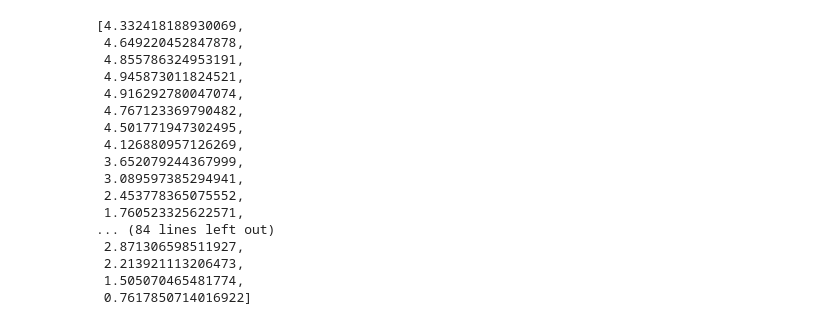
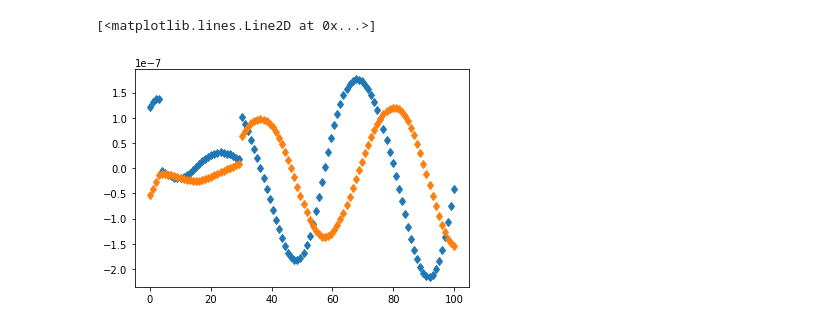
Before and after one commit to Alexandros101/Irregular-Satellites, a Jupyter notebook: HorizonsSpiceCompare.ipynb, the cells around one changed output. Saved outputs shown, nothing was run; the diff lists cells and outputs as text; code cells hidden in the pictures.

```diff
--- a/HorizonsSpiceCompare.ipynb
+++ b/HorizonsSpiceCompare.ipynb
@@ -330,20 +325,7 @@ np.sqrt(np.mean(spx)**2+np.mean(spy)**2+np.mean(spz)**2),np.sqrt(np.mean(hrx)**2
-# %%
-hrx
-# %% [output]
-[4.332418188930069,
- 4.649220452847878,
- 4.855786324953191,
- 4.945873011824521,
- 4.916292780047074,
- 4.767123369790482,
- 4.501771947302495,
- 4.126880957126269,
- 3.652079244367999,
- 3.089597385294941,
- 2.453778365075552,
- 1.760523325622571,
-... (84 lines left out)
- 2.871306598511927,
- 2.213921113206473,
- 1.505070465481774,
- 0.7617850714016922]
+# %%
+plt.plot(x,10**3*(np.array(spu)-np.array(hru)),"d")
+plt.plot(x,(np.array(spx)-np.array(hrx)),"d")
+#-0.01776 hours
+# %% [output]
+[<matplotlib.lines.Line2D at 0x...>]
+[figure, added]
```
Also changed, not shown: parts of 16 cells of this notebook, 1 other file.
